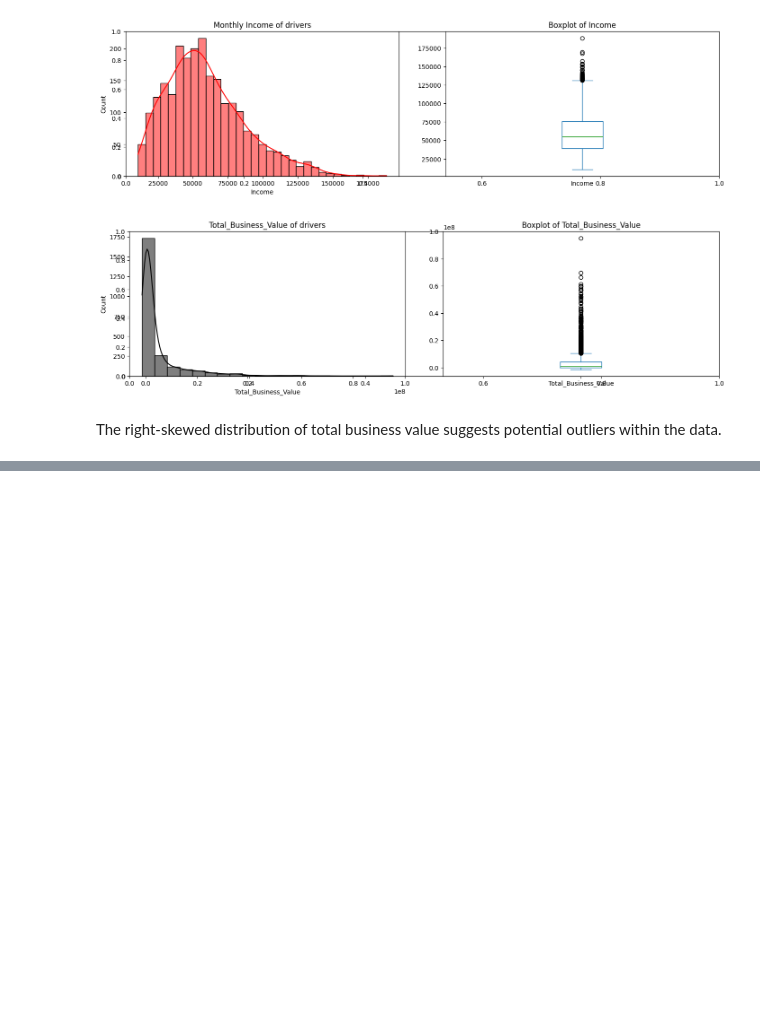
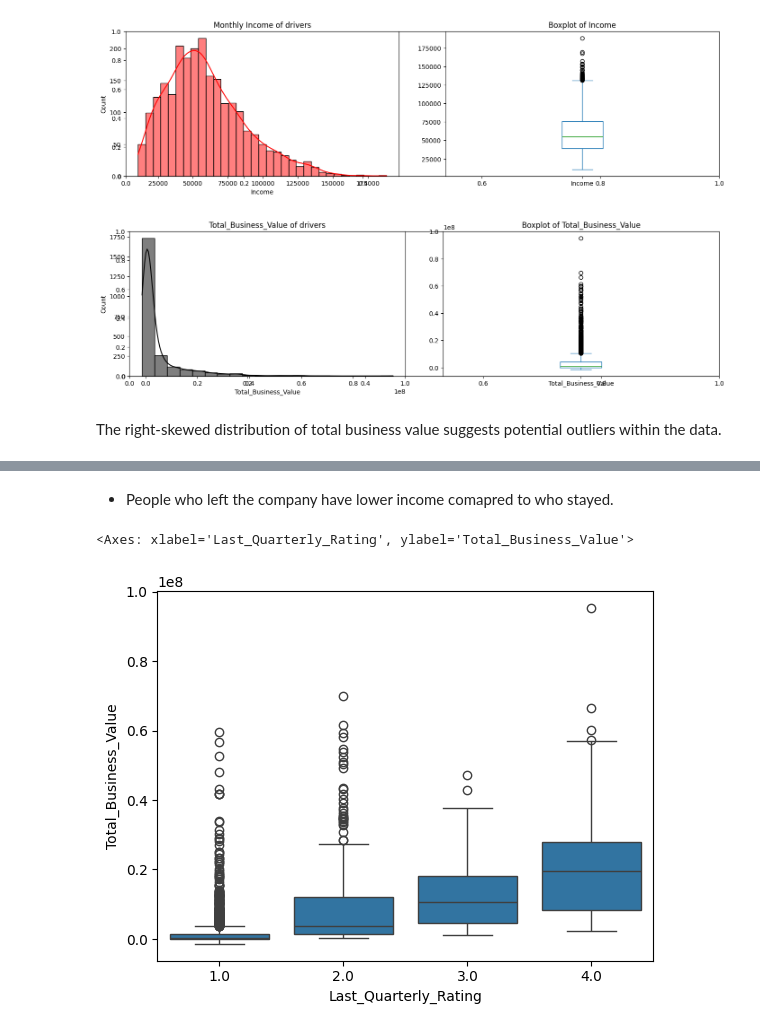
Before and after one commit to mayankbrn/9.10_Driver_churn_ensemble_learning, a Jupyter notebook: 10_Driver_churn_ensemble_learning.ipynb, the cells around one changed output, grey strips where cells are left out. Saved outputs shown, nothing was run; the diff lists cells and outputs as text; code cells hidden in the pictures; blank space fills up the shorter version.

```diff
--- a/10_Driver_churn_ensemble_learning.ipynb
+++ b/10_Driver_churn_ensemble_learning.ipynb
@@ -858,0 +873,7 @@ The right-skewed distribution of total business value suggests potential outlier
+# %% [markdown]
+- People who left the company have lower income comapred to who stayed.
+# %%
+sns.boxplot(data=df_final, x='Last_Quarterly_Rating', y='Total_Business_Value')
+# %% [output]
+<Axes: xlabel='Last_Quarterly_Rating', ylabel='Total_Business_Value'>
+[figure, added]
```
Also changed, not shown: parts of 8 cells of this notebook.
